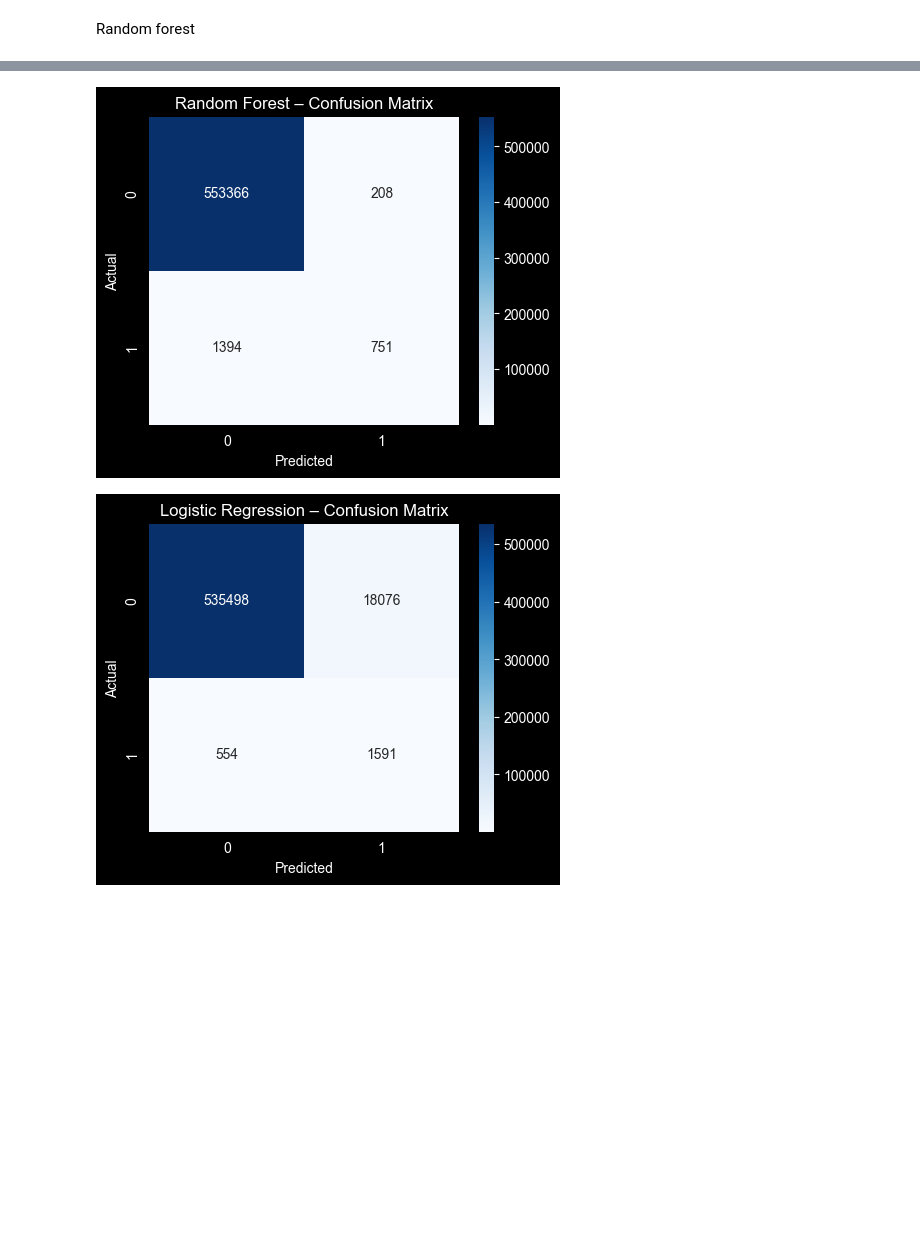
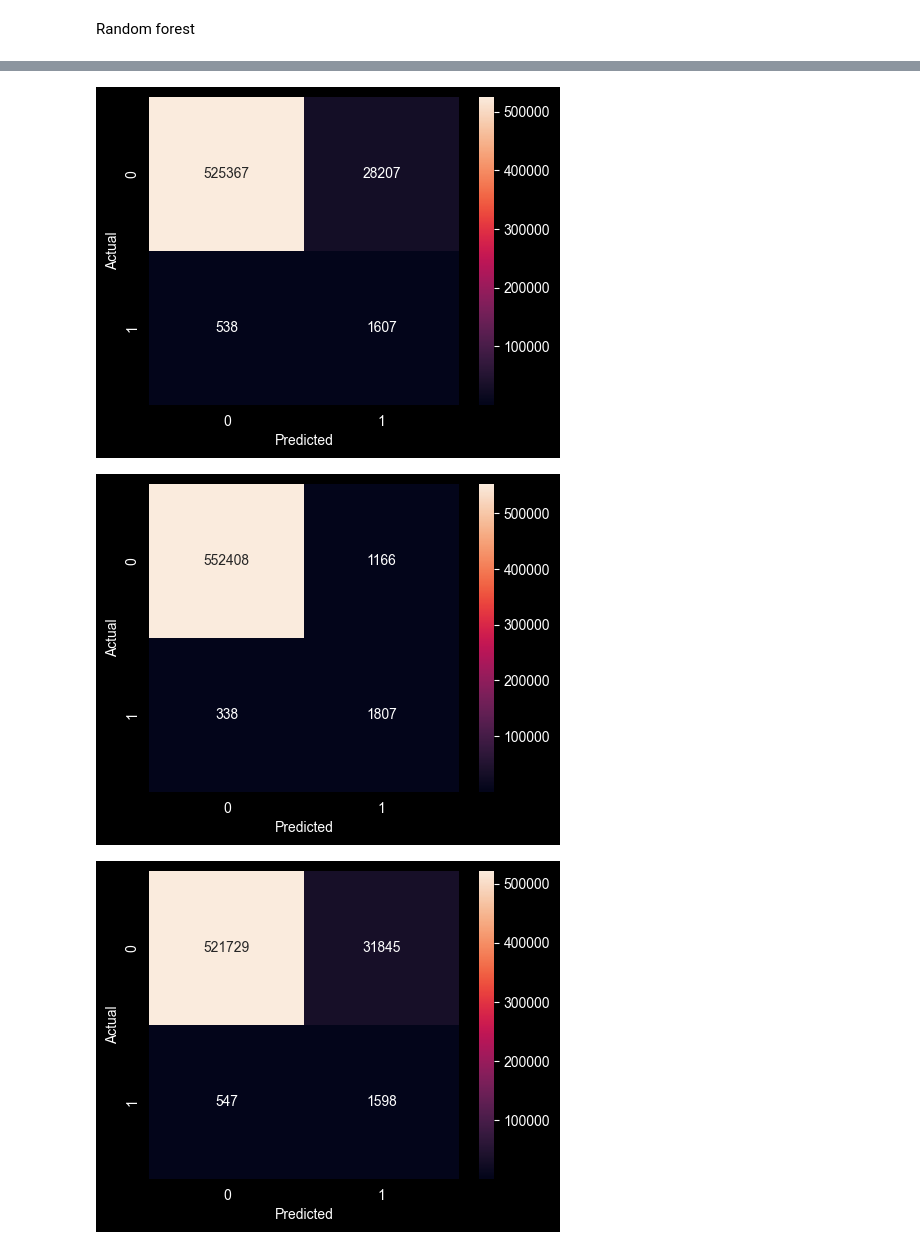
Before and after one commit to Teafox56a/Credit-Card-Fraudulent-Transactions-ML, a Jupyter notebook: CreditCardFraudML.ipynb, the cells around one changed output, grey strips where cells are left out. Saved outputs shown, nothing was run; the diff lists cells and outputs as text; code cells hidden in the pictures; blank space fills up the shorter version.

```diff
--- a/CreditCardFraudML.ipynb
+++ b/CreditCardFraudML.ipynb
@@ -52,0 +70,5 @@ test_df["job"] = encoder.fit_transform(test_df["job"])
+# %%
+cols_to_drop = ['Unnamed: 0', 'unix_time', 'cc_num', 'merchant', 'job', 'merch_long', 'trans_day', 'merch_lat', 'city_pop', 'first', 'last', 'street', 'city', 'zip','lat', 'state', 'long', 'dob','trans_num', 'cc_num']
+train_df.drop(columns=cols_to_drop, inplace=True, errors='ignore')
+test_df.drop(columns=cols_to_drop, inplace=True, errors='ignore')
+print(train_df.shape, test_df.shape)
@@ -149,22 +152,9 @@ SVC
 # %%
-base_svc = LinearSVC(
-    class_weight='balanced',
-    max_iter=5000
-)
-
-svc_calibrated = CalibratedClassifierCV(
-    estimator=base_svc,
-    method='sigmoid',  # Platt scaling
-    cv=3
-)
-
+base_svc = LinearSVC(class_weight='balanced',max_iter=500)
+svc_calibrated = CalibratedClassifierCV(estimator=base_svc,method='sigmoid',cv=3)
 svc_calibrated.fit(X_train_res, y_train_res)
-
-# Now this works
 y_pred_svc = svc_calibrated.predict(X_test_scaled)
 y_prob_svc = svc_calibrated.predict_proba(X_test_scaled)[:, 1]
-
-print("SUPPORT VECTOR CLASSIFIER")
 print(classification_report(y_test, y_pred_svc))
-print("ROC AUC:", roc_auc_score(y_test, y_prob_svc))
+print("PR AUC:", pr_auc_score(y_test, y_prob_svc))
 # %% [output]
@@ -204,23 +215,12 @@ summary.sort_values(by="ROC AUC", ascending=False)
 # %%
-cm = confusion_matrix(y_test, y_pred_rf)
-
-plt.figure(figsize=(5,4))
-sns.heatmap(cm, annot=True, fmt='d', cmap='Blues')
-plt.title("Random Forest – Confusion Matrix")
-plt.xlabel("Predicted")
-plt.ylabel("Actual")
-plt.show()
+for y in [y_pred_lr, y_pred_rf, y_pred_svc]:
+    cm = confusion_matrix(y_test, y)
+    plt.figure(figsize=(5,4))
+    sns.heatmap(cm, annot=True, fmt='d')
+    plt.xlabel("Predicted")
+    plt.ylabel("Actual")
+    plt.show()
 # %% [output]
-[figure, old version]
+[figure, new version]
+[figure, added]
+[figure, added]
-# %%
-
-cm = confusion_matrix(y_test, y_pred_lr)
-
-plt.figure(figsize=(5, 4))
-sns.heatmap(cm, annot=True, fmt='d', cmap='Blues')
-plt.title("Logistic Regression – Confusion Matrix")
-plt.xlabel("Predicted")
-plt.ylabel("Actual")
-plt.show()
-# %% [output]
-[figure, removed]
```
Also changed, not shown: parts of 27 cells of this notebook.
